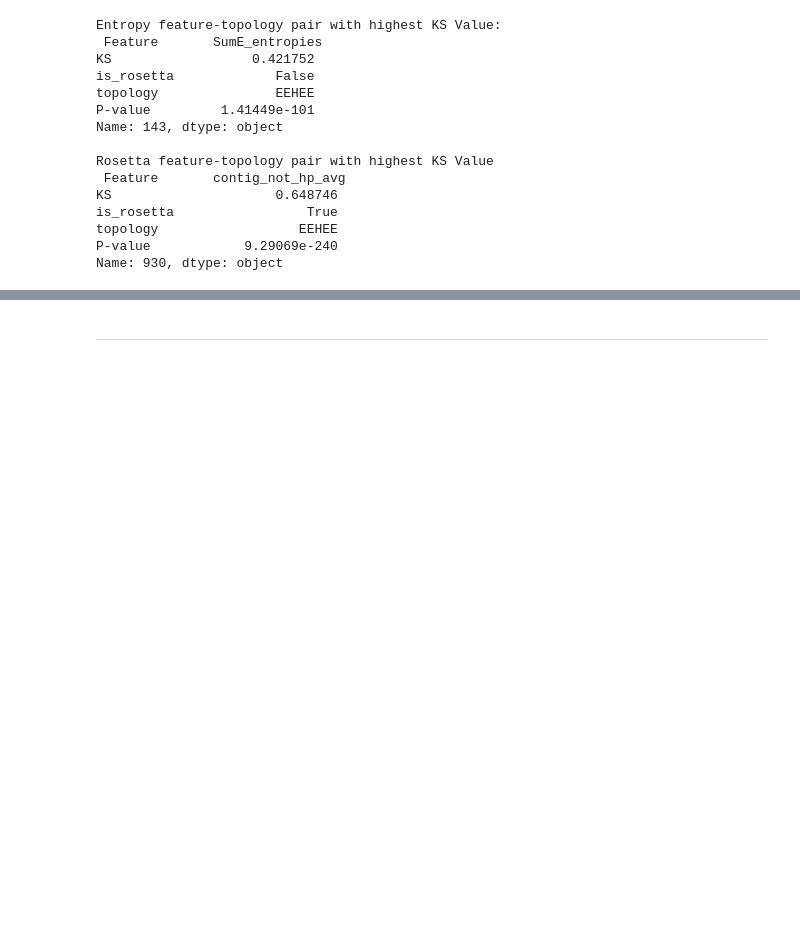
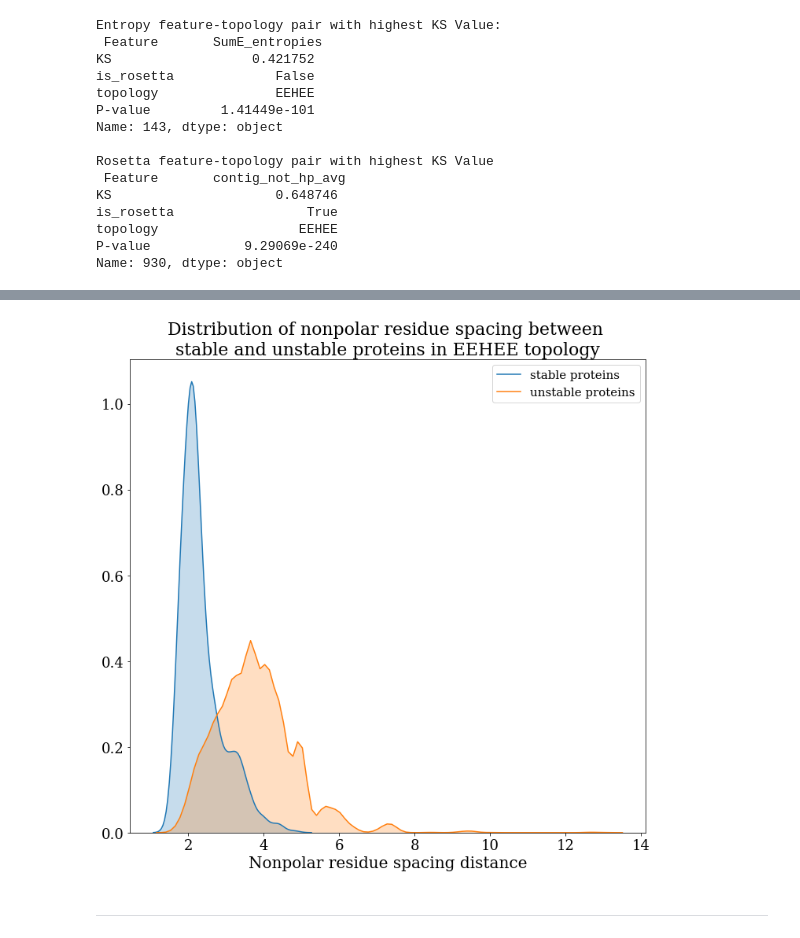
Before and after one commit to jandestrada/Scnf_Publication, a Jupyter notebook: Scnf_Feature_Statistics.ipynb, the cells around one changed output, grey strips where cells are left out. Saved outputs shown, nothing was run; the diff lists cells and outputs as text; code cells hidden in the pictures; blank space fills up the shorter version.

```diff
--- a/Scnf_Feature_Statistics.ipynb
+++ b/Scnf_Feature_Statistics.ipynb
@@ -324,3 +329,18 @@ plt.tight_layout()
+# %%
+f,ax = plt.subplots(figsize=[10,10])
+top, fet = pairs[1]
+sns.kdeplot(data=stable_proteins[stable_proteins['topology']==top][fet],label='stable proteins',shade=True,ax=ax,color='tab:blue')
+sns.kdeplot(data=unstable_proteins[unstable_proteins['topology']==top][fet],label='unstable proteins',shade=True,ax=ax,color='tab:orange')
+ax.set_title("Distribution of nonpolar residue spacing between \nstable and unstable proteins in %s topology"%(top),fontsize='22')
+plt.xticks(fontsize="18")
+plt.xlabel("Nonpolar residue spacing distance",fontsize="20")
+plt.yticks(fontsize="18")
+plt.legend(fontsize="15")
+plt.tight_layout()
+
+plt.savefig("Figure3c",bbox_inches='tight',dpi=300)
+# %% [output]
+[figure, added]
 # %% [markdown]
 ----------------------
 # %% [markdown]
```
Also changed, not shown: parts of 16 cells of this notebook, 52 other files.
